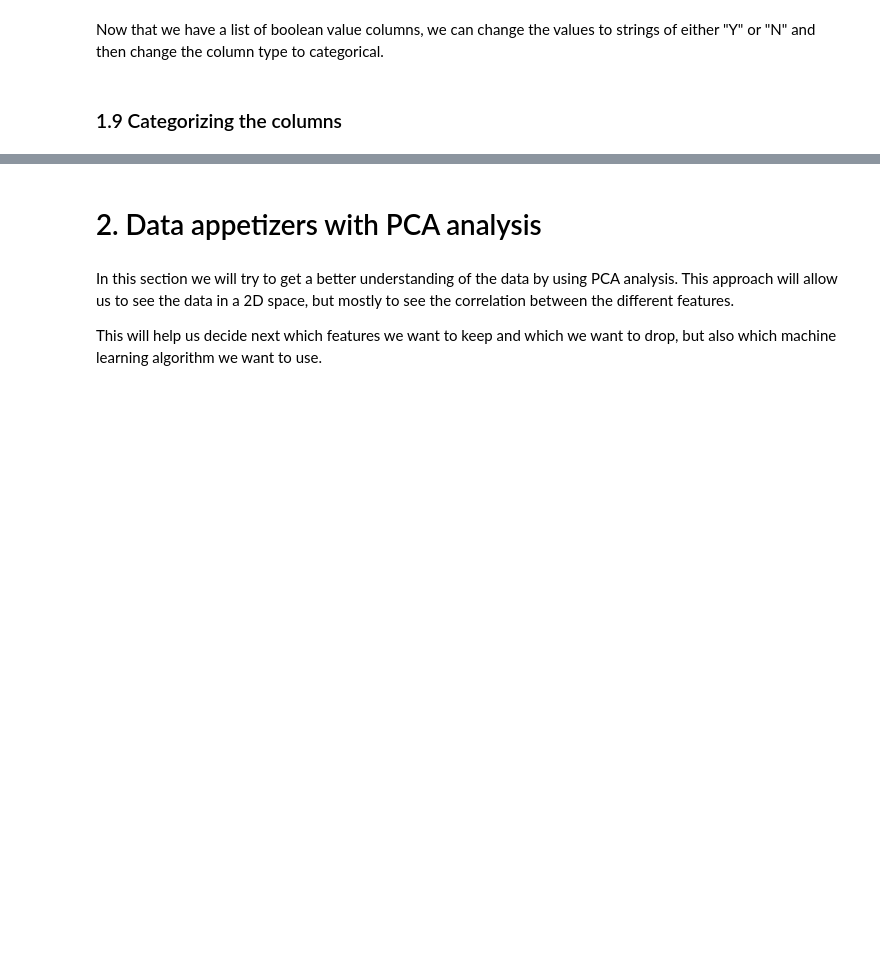
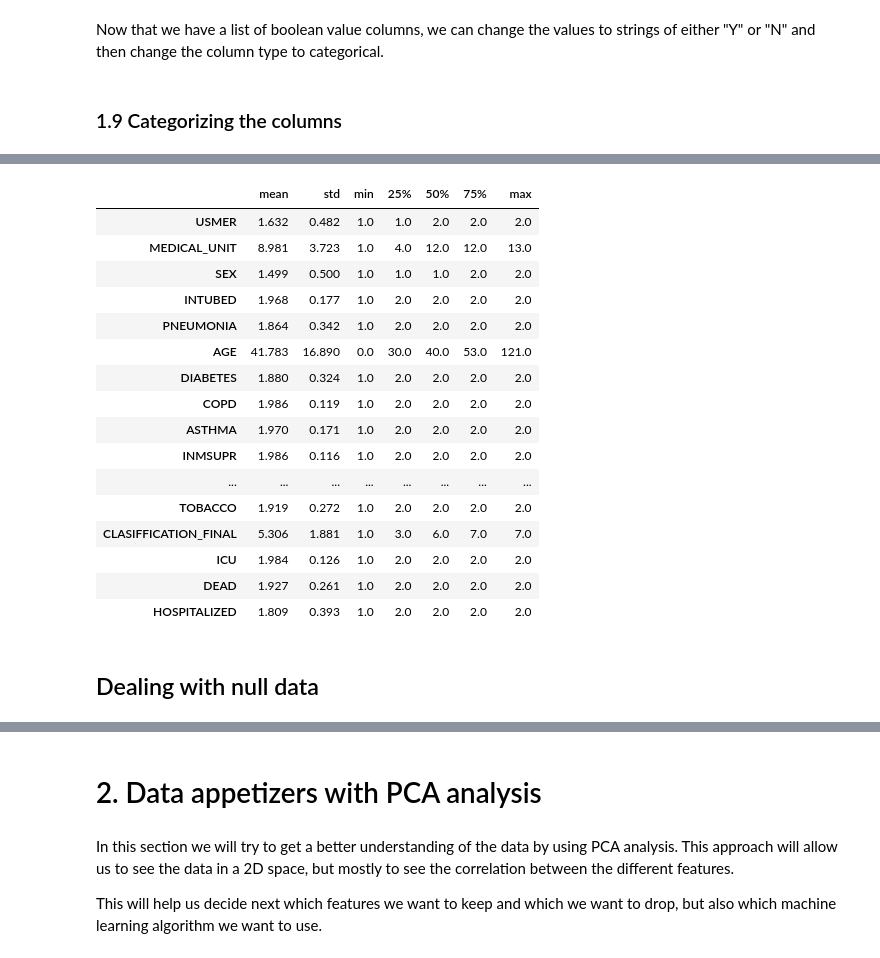
Before and after one commit to Florent-Git/covid-data, a Jupyter notebook: main.ipynb, the cells around one changed output, grey strips where cells are left out. Saved outputs shown, nothing was run; the diff lists cells and outputs as text; code cells hidden in the pictures; blank space fills up the shorter version.

```diff
--- a/main.ipynb
+++ b/main.ipynb
@@ -59,2 +119,2 @@ df['DATE_DIED'].replace('9999-99-99', np.nan, inplace = True)
 # %%
-df['DATE_DIED']
+df = df.drop('DATE_DIED', axis=1)
@@ -201,8 +486,28 @@ df.nunique()
 # %%
-non_categorical = ["DATE_DIED", "AGE"]
+non_categorical = ["AGE"]
 categorical = df.columns.drop(non_categorical)
 
 for category in categorical:
     df[category].astype("category")
 
 df.describe().round(3).T.drop('count', axis = 1)
+# %% [output]
+|  | mean | std | min | 25% | 50% | 75% | max |
+| USMER | 1.632 | 0.482 | 1.0 | 1.0 | 2.0 | 2.0 | 2.0 |
+| MEDICAL_UNIT | 8.981 | 3.723 | 1.0 | 4.0 | 12.0 | 12.0 | 13.0 |
+| SEX | 1.499 | 0.500 | 1.0 | 1.0 | 1.0 | 2.0 | 2.0 |
+| INTUBED | 1.968 | 0.177 | 1.0 | 2.0 | 2.0 | 2.0 | 2.0 |
+| PNEUMONIA | 1.864 | 0.342 | 1.0 | 2.0 | 2.0 | 2.0 | 2.0 |
+| AGE | 41.783 | 16.890 | 0.0 | 30.0 | 40.0 | 53.0 | 121.0 |
+| DIABETES | 1.880 | 0.324 | 1.0 | 2.0 | 2.0 | 2.0 | 2.0 |
+| COPD | 1.986 | 0.119 | 1.0 | 2.0 | 2.0 | 2.0 | 2.0 |
+| ASTHMA | 1.970 | 0.171 | 1.0 | 2.0 | 2.0 | 2.0 | 2.0 |
+| INMSUPR | 1.986 | 0.116 | 1.0 | 2.0 | 2.0 | 2.0 | 2.0 |
+| ... | ... | ... | ... | ... | ... | ... | ... |
+| TOBACCO | 1.919 | 0.272 | 1.0 | 2.0 | 2.0 | 2.0 | 2.0 |
+| CLASIFFICATION_FINAL | 5.306 | 1.881 | 1.0 | 3.0 | 6.0 | 7.0 | 7.0 |
+| ICU | 1.984 | 0.126 | 1.0 | 2.0 | 2.0 | 2.0 | 2.0 |
+| DEAD | 1.927 | 0.261 | 1.0 | 2.0 | 2.0 | 2.0 | 2.0 |
+| HOSPITALIZED | 1.809 | 0.393 | 1.0 | 2.0 | 2.0 | 2.0 | 2.0 |
+# %% [markdown]
+## Dealing with null data
```
Also changed, not shown: parts of 59 cells of this notebook.
